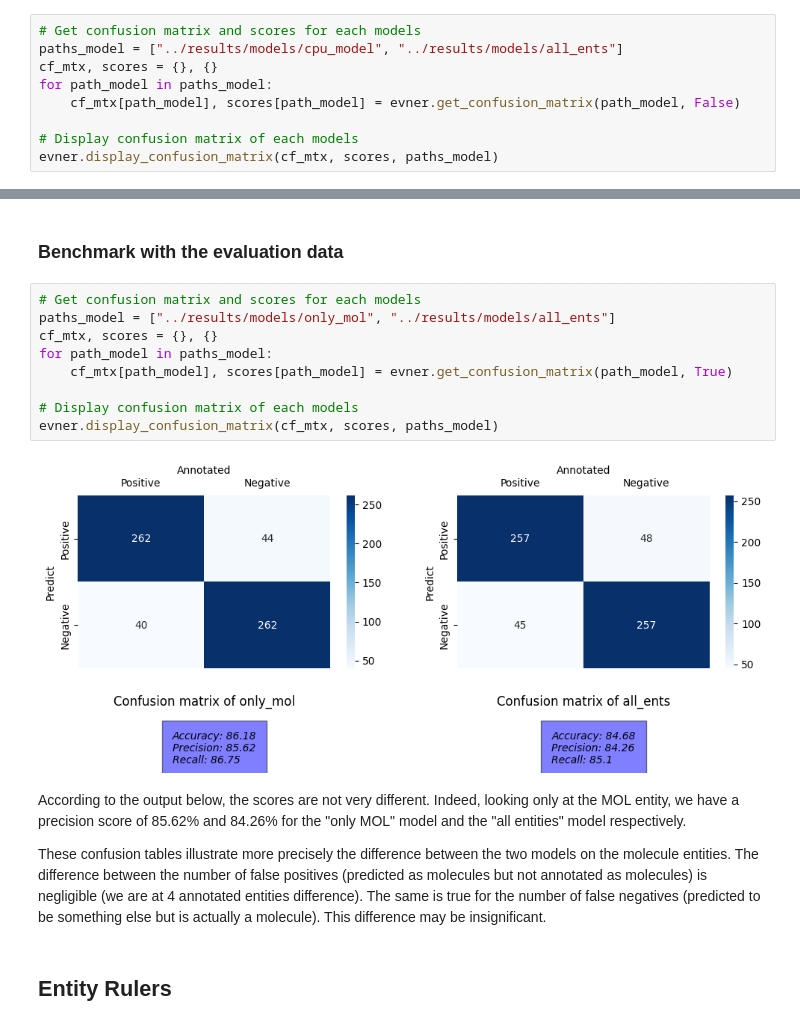
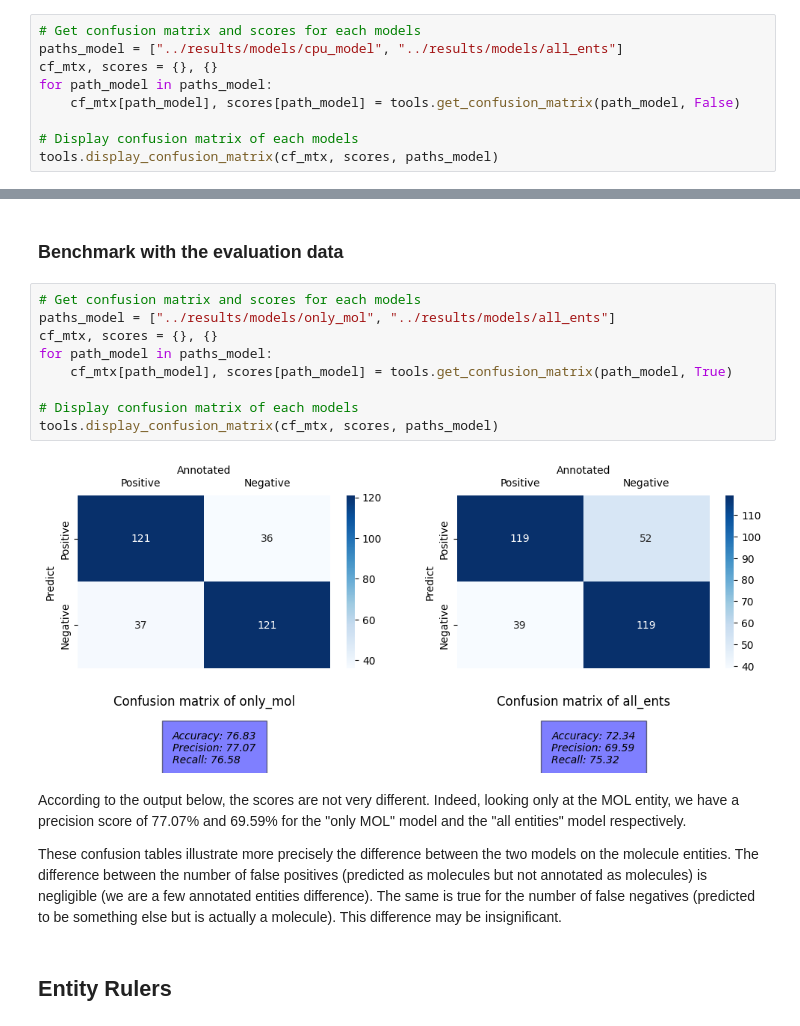
Before and after one commit to pierrepo/mdner, a Jupyter notebook: notebooks/evaluate_mdner.ipynb, the cells around one changed output, grey strips where cells are left out. Cells and saved outputs as stored; diff of their text form.

```diff
--- a/notebooks/evaluate_mdner.ipynb
+++ b/notebooks/evaluate_mdner.ipynb
@@ -99,8 +96,8 @@ From the figures above, we can see that the model with a Transfromers performs b
 paths_model = ["../results/models/cpu_model", "../results/models/all_ents"]
 cf_mtx, scores = {}, {}
 for path_model in paths_model:
-    cf_mtx[path_model], scores[path_model] = evner.get_confusion_matrix(path_model, False)
+    cf_mtx[path_model], scores[path_model] = tools.get_confusion_matrix(path_model, False)
 
 # Display confusion matrix of each models
-evner.display_confusion_matrix(cf_mtx, scores, paths_model)
+tools.display_confusion_matrix(cf_mtx, scores, paths_model)
 # %% [output]
@@ -129,18 +125,18 @@ When create the models, the resulting model metrics are better on the model with
 # %%
 # Get confusion matrix and scores for each models
 paths_model = ["../results/models/only_mol", "../results/models/all_ents"]
 cf_mtx, scores = {}, {}
 for path_model in paths_model:
-    cf_mtx[path_model], scores[path_model] = evner.get_confusion_matrix(path_model, True)
+    cf_mtx[path_model], scores[path_model] = tools.get_confusion_matrix(path_model, True)
 
 # Display confusion matrix of each models
-evner.display_confusion_matrix(cf_mtx, scores, paths_model)
+tools.display_confusion_matrix(cf_mtx, scores, paths_model)
 # %% [output]
-[figure, old version]
+[figure, new version]
 # %% [markdown]
-According to the output below, the scores are not very different. Indeed, looking only at the MOL entity, we have a precision score of 85.62% and 84.26% for the "only MOL" model and the "all entities" model respectively.
+According to the output below, the scores are not very different. Indeed, looking only at the MOL entity, we have a precision score of 77.07% and 69.59% for the "only MOL" model and the "all entities" model respectively.
 
-These confusion tables illustrate more precisely the difference between the two models on the molecule entities. The difference between the number of false positives (predicted as molecules but not annotated as molecules) is negligible (we are at 4 annotated entities difference). The same is true for the number of false negatives (predicted to be something else but is actually a molecule). This difference may be insignificant.
+These confusion tables illustrate more precisely the difference between the two models on the molecule entities. The difference between the number of false positives (predicted as molecules but not annotated as molecules) is negligible (we are a few annotated entities difference). The same is true for the number of false negatives (predicted to be something else but is actually a molecule). This difference may be insignificant.
 # %% [markdown]
 ## Entity Rulers
 # %% [markdown]
```
Also changed, not shown: parts of 8 cells of this notebook.
